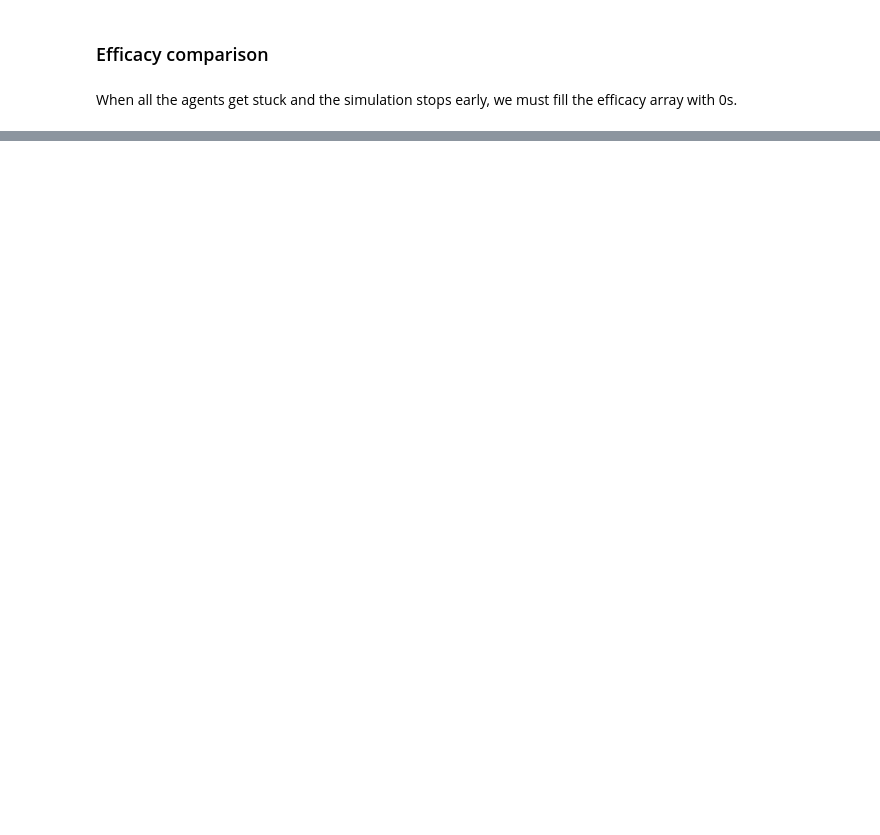
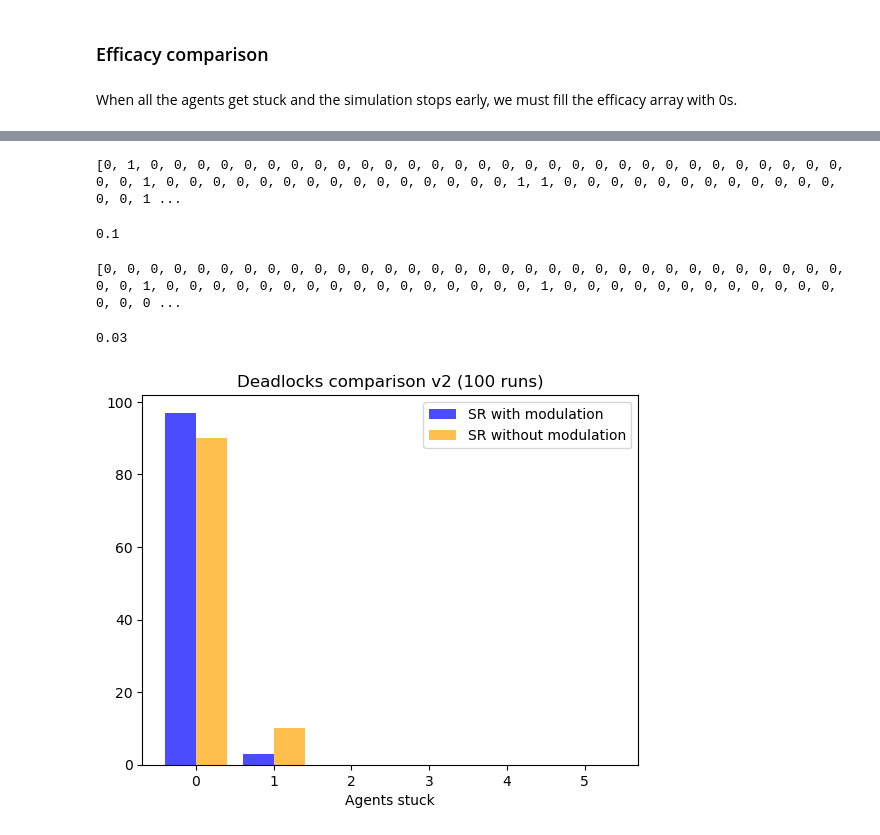
Before and after one commit to Cimagroup/navground_graphs, a Jupyter notebook: notebooks/Home_tests_SF.ipynb, the cells around one changed output, grey strips where cells are left out. Drawn from its saved outputs; the diff is of its cells as text; code cells hidden in the pictures; blank space fills up the shorter version.

```diff
--- a/notebooks/Home_tests_SF.ipynb
+++ b/notebooks/Home_tests_SF.ipynb
@@ -222,0 +338,31 @@ print(np.mean(efficacies_with))
+# %%
+deadlocks_without_2 = [sum(real_deadlocks_v2(run,(2/100)*len(run.poses),False)>0) for run in runs_without.values()]
+print(deadlocks_without_2)
+np.mean(deadlocks_without_2)
+# %% [output]
+[0, 1, 0, 0, 0, 0, 0, 0, 0, 0, 0, 0, 0, 0, 0, 0, 0, 0, 0, 0, 0, 0, 0, 0, 0, 0, 0, 0, 0, 0, 0, 0, 0, 0, 1, 0, 0, 0, 0, 0, 0, 0, 0, 0, 0, 0, 0, 0, 0, 0, 1, 1, 0, 0, 0, 0, 0, 0, 0, 0, 0, 0, 0, 0, 0, 0, 1 ...
+0.1
+# %%
+deadlocks_with_2 = [sum(real_deadlocks_v2(run,(2/100)*len(run.poses),True)>0) for run in runs_with.values()]
+print(deadlocks_with_2)
+np.mean(deadlocks_with_2)
+# %% [output]
+[0, 0, 0, 0, 0, 0, 0, 0, 0, 0, 0, 0, 0, 0, 0, 0, 0, 0, 0, 0, 0, 0, 0, 0, 0, 0, 0, 0, 0, 0, 0, 0, 0, 0, 1, 0, 0, 0, 0, 0, 0, 0, 0, 0, 0, 0, 0, 0, 0, 0, 0, 1, 0, 0, 0, 0, 0, 0, 0, 0, 0, 0, 0, 0, 0, 0, 0 ...
+0.03
+# %%
+values = range(args.agents+1)
+freq_with = [deadlocks_with_2.count(v) for v in values]
+freq_without = [deadlocks_without_2.count(v) for v in values]
+x = np.arange(len(values))
+width = 0.4
+plt.bar(x - width/2, freq_with, width, label='SR with modulation', color='blue', alpha=0.7)
+plt.bar(x + width/2, freq_without, width, label='SR without modulation', color='orange', alpha=0.7)
+plt.xlabel('Agents stuck')
+plt.ylabel('')
+plt.title(f'Deadlocks comparison v2 ({args.num_runs} runs)')
+plt.xticks(x, values)  # Etiquetas de los valores
+plt.legend()
+plt.savefig('plots/deadlockscomparison_ORCA.png')
+plt.show()
+# %% [output]
+[figure, added]
```
Also changed, not shown: parts of 22 cells of this notebook, 1 other file.
